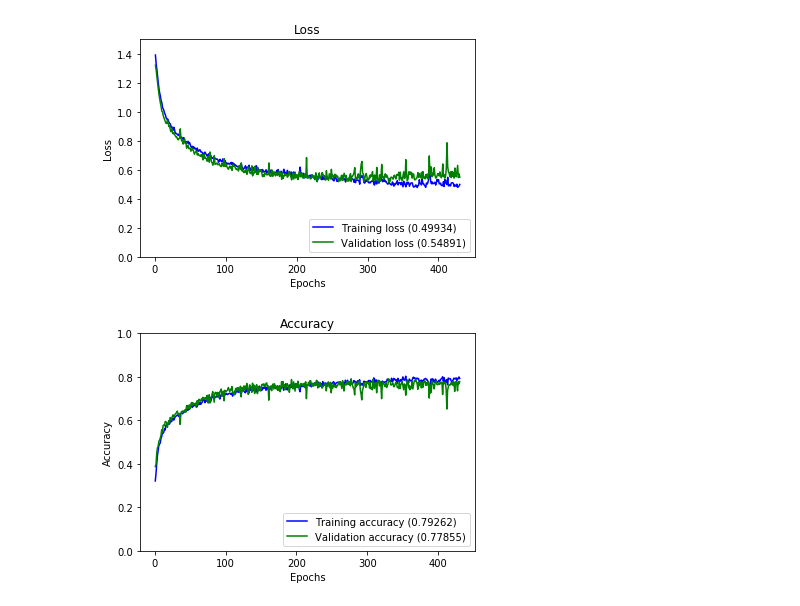
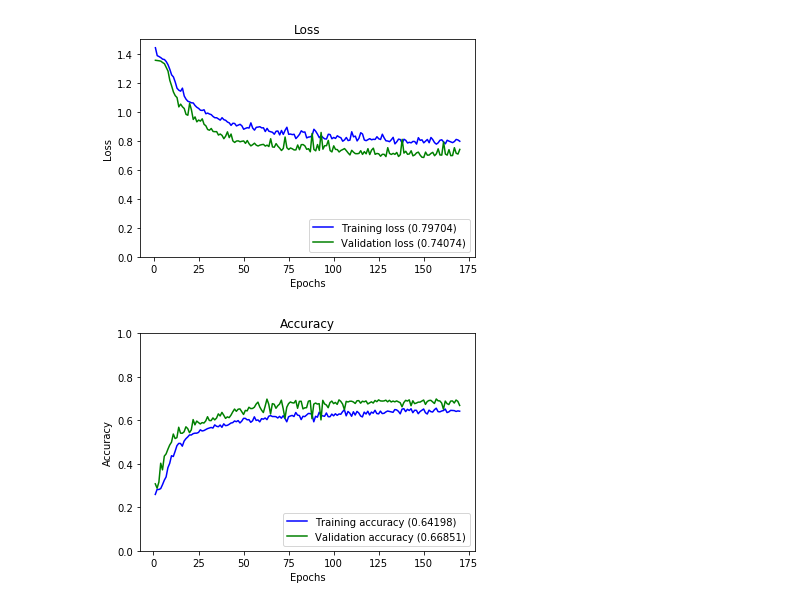
Before and after one commit to webvalley/score-machine-learning, a Jupyter notebook: Branched Keras.ipynb, the cells around one changed output. Saved outputs shown, nothing was run; the diff lists cells and outputs as text; code cells hidden in the pictures.

```diff
--- a/Branched Keras.ipynb
+++ b/Branched Keras.ipynb
@@ -103,0 +58,3 @@ Please use `rate` instead of `keep_prob`. Rate should be set to `rate = 1 - keep
+# %%
+X = dfx.values
+print(X.shape)
@@ -104,6 +63,16 @@ Please use `rate` instead of `keep_prob`. Rate should be set to `rate = 1 - keep
+# %%
+model = Sequential()
+model.add(Dense(32, activation='sigmoid', input_shape = (X.shape[1],)))
+model.add(Dropout(0.25))
+model.add(Dense(32, activation='sigmoid'))
+model.add(Dropout(0.25))
+model.add(Dense(16, activation='sigmoid'))
+model.add(Dropout(0.25))
+model.add(Dense(4, activation='softmax'))
+model.compile(loss='categorical_crossentropy', optimizer='adam', metrics=['accuracy'])
 # %%
-x_Cat_tr, x_Cat_ts, x_Cont_tr, x_Cont_ts, y_tr, y_ts = splt(xCat, xCont, y_cat, test_size=0.25, random_state=42)
+X_tr, X_ts, y_tr, y_ts = splt(X, y_cat, test_size=0.25, random_state=42)
 # %%
-es = EarlyStopping(patience = 100, restore_best_weights = True)
-history = model.fit(x=[x_Cont_tr, x_Cat_tr], y=y_tr, validation_data=([x_Cont_ts, x_Cat_ts], y_ts), epochs=500, callbacks = [es])
+es = EarlyStopping(patience = 20, restore_best_weights = True)
+history = model.fit(x=X_tr, y=y_tr, validation_data=(X_ts, y_ts), epochs=500, callbacks = [es], class_weight = {0: 1, 1: 1, 2: 1, 3: 1})
 # %% [output]
@@ -167,8 +136,8 @@ def plot_history(history, filename, filename2):
     plt.savefig(filename2)
     plt.show()
 # %%
-plot_history(history, "Graphs/BNE_LOSS.png", "Graphs/BNE_ACC.png")
+plot_history(history, "Graphs/BNE_2_LOSS.png", "Graphs/BNE_2_ACC.png")
 # %% [output]
-[figure, old version]
+[figure, new version]
-[figure, old version]
+[figure, new version]
 # %%
```
Also changed, not shown: parts of 15 cells of this notebook, 7 other files.
